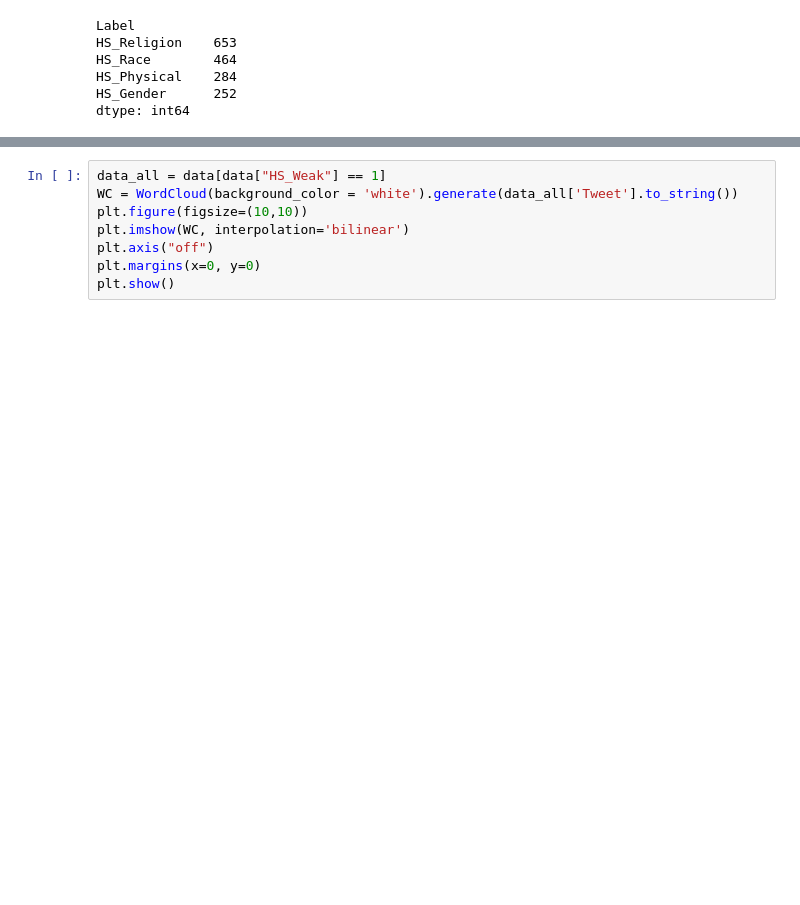
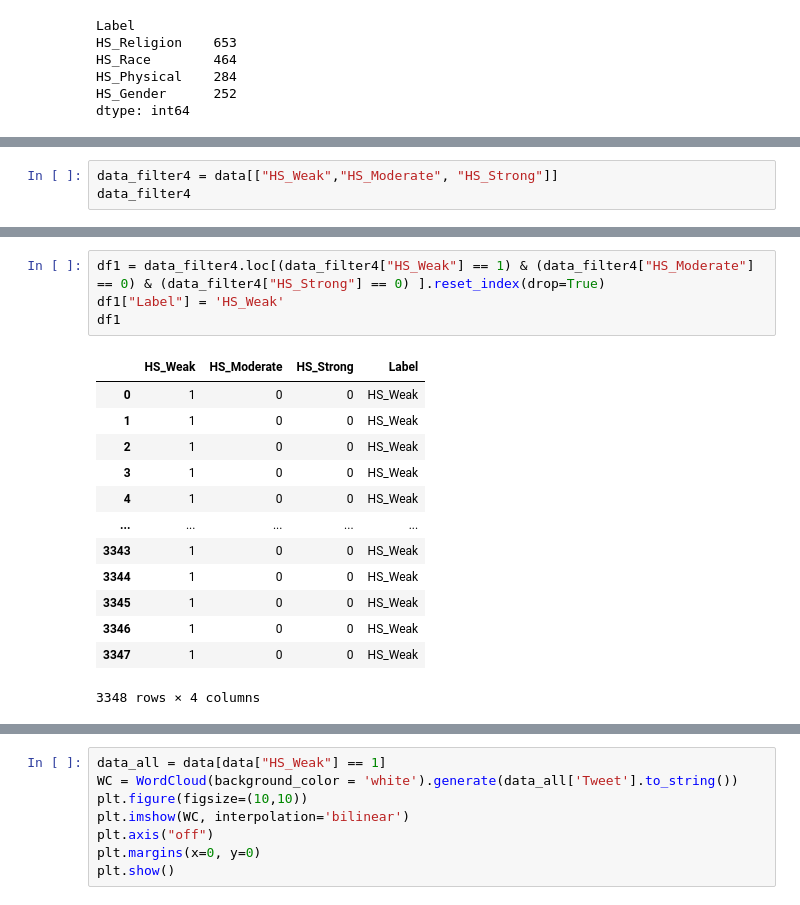
Before and after one commit to Athaelthes/binar-gold-challenge, a Jupyter notebook: AnalisisData.ipynb, the cells around one changed output, grey strips where cells are left out. Drawn from its saved outputs; the diff is of its cells as text; blank space fills up the shorter version.

```diff
--- a/AnalisisData.ipynb
+++ b/AnalisisData.ipynb
@@ -439,0 +442,3 @@ plt.show()
+# %%
+data_filter4 = data[["HS_Weak","HS_Moderate", "HS_Strong"]]
+data_filter4
@@ -439,0 +459,18 @@ plt.show()
+# %%
+df1 = data_filter4.loc[(data_filter4["HS_Weak"] == 1) & (data_filter4["HS_Moderate"] == 0) & (data_filter4["HS_Strong"] == 0) ].reset_index(drop=True)
+df1["Label"] = 'HS_Weak'
+df1
+# %% [output]
+|  | HS_Weak | HS_Moderate | HS_Strong | Label |
+| 0 | 1 | 0 | 0 | HS_Weak |
+| 1 | 1 | 0 | 0 | HS_Weak |
+| 2 | 1 | 0 | 0 | HS_Weak |
+| 3 | 1 | 0 | 0 | HS_Weak |
+| 4 | 1 | 0 | 0 | HS_Weak |
+| ... | ... | ... | ... | ... |
+| 3343 | 1 | 0 | 0 | HS_Weak |
+| 3344 | 1 | 0 | 0 | HS_Weak |
+| 3345 | 1 | 0 | 0 | HS_Weak |
+| 3346 | 1 | 0 | 0 | HS_Weak |
+| 3347 | 1 | 0 | 0 | HS_Weak |
+3348 rows × 4 columns
```
Also changed, not shown: parts of 12 cells of this notebook, 4 other files.
